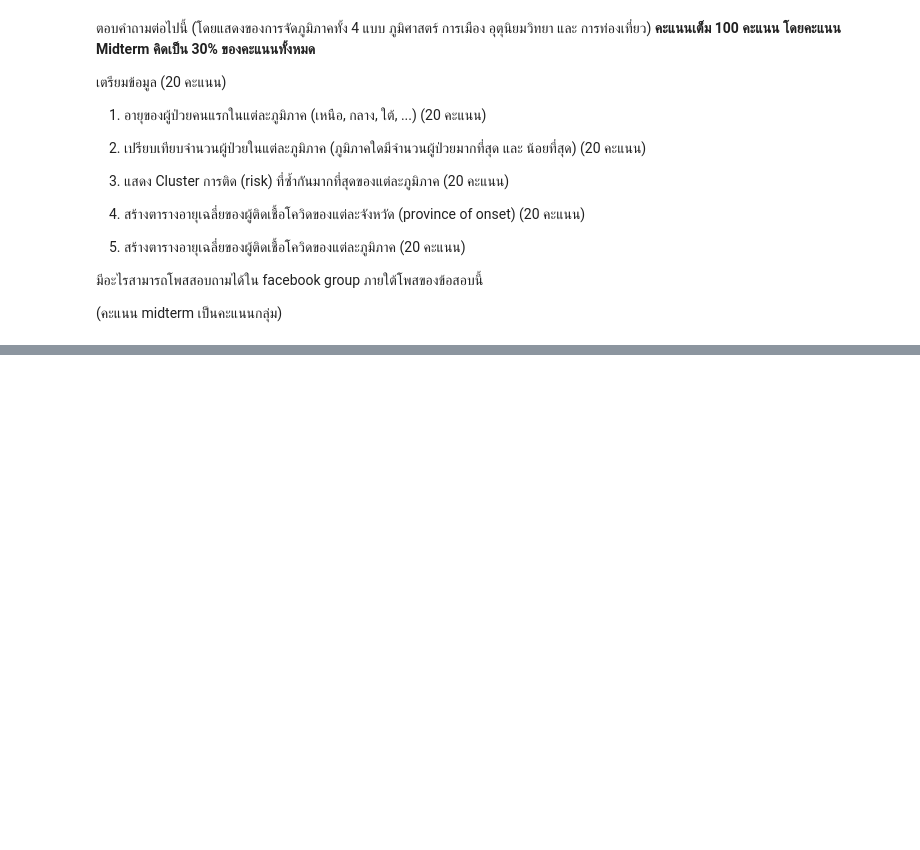
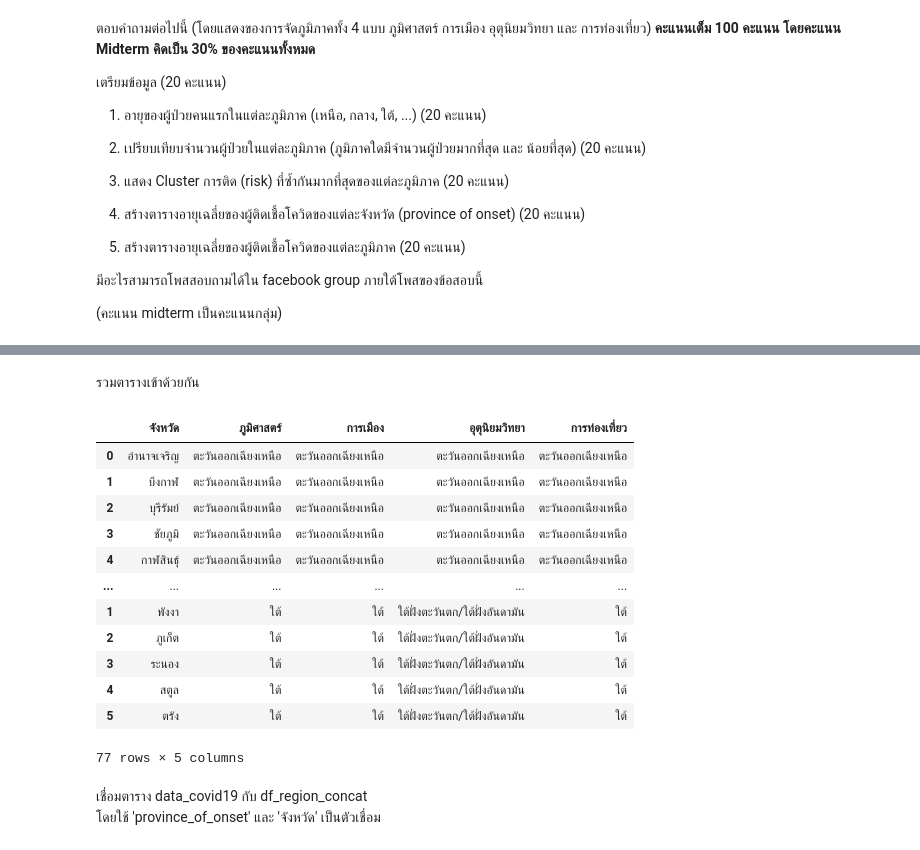
Before and after one commit to siwakornnn/data_viz_2022, a Jupyter notebook: BasicPython&DataViz_midterm2022.ipynb, the cells around one changed output, grey strips where cells are left out. Saved outputs shown, nothing was run; the diff lists cells and outputs as text; code cells hidden in the pictures; blank space fills up the shorter version.

```diff
--- a/BasicPython&DataViz_midterm2022.ipynb
+++ b/BasicPython&DataViz_midterm2022.ipynb
@@ -50,0 +409,9 @@ ValueError: ignored
+# %%
+data_region9 = { 'จังหวัด': ['กาญจนบุรี', 'ราชบุรี'],
+             'ภูมิศาสตร์': ['ตะวันตก','ตะวันตก'],
+             'การเมือง': ['กลาง','กลาง'],
+             'อุตุนิยมวิทยา': ['กลาง','กลาง'],
+             'การท่องเที่ยว': ['กลาง','กลาง']
+}
+df_region9 = pd.DataFrame.from_dict(data_region9)
+df_region9
@@ -50,0 +422,9 @@ ValueError: ignored
+# %%
+data_region10 = { 'จังหวัด': ['เพชรบุรี', 'ประจวบคีรีขันธ์'],
+             'ภูมิศาสตร์': ['ตะวันตก','ตะวันตก'],
+             'การเมือง': ['กลาง','กลาง'],
+             'อุตุนิยมวิทยา': ['ใต้ฝั่งตะวันออก/ใต้ฝั่งอ่าวไทย','ใต้ฝั่งตะวันออก/ใต้ฝั่งอ่าวไทย'],
+             'การท่องเที่ยว': ['กลาง','กลาง']
+}
+df_region10 = pd.DataFrame.from_dict(data_region10)
+df_region10
@@ -50,0 +435,9 @@ ValueError: ignored
+# %%
+data_region11 = { 'จังหวัด': ['ชุมพร', 'นครศรีธรรมราช','นราธิวาส', 'ปัตตานี', 'พัทลุง', 'สงขลา', 'สุราษฎร์ธานี', 'ยะลา'],
+             'ภูมิศาสตร์': ['ใต้', 'ใต้', 'ใต้', 'ใต้', 'ใต้', 'ใต้', 'ใต้', 'ใต้'],
+             'การเมือง': ['ใต้', 'ใต้', 'ใต้', 'ใต้', 'ใต้', 'ใต้', 'ใต้', 'ใต้'],
+             'อุตุนิยมวิทยา': ['ใต้ฝั่งตะวันออก/ใต้ฝั่งอ่าวไทย', 'ใต้ฝั่งตะวันออก/ใต้ฝั่งอ่าวไทย', 'ใต้ฝั่งตะวันออก/ใต้ฝั่งอ่าวไทย', 'ใต้ฝั่งตะวันออก/ใต้ฝั่งอ่าวไทย', 'ใต้ฝั่งตะวันออก/ใต้ฝั่งอ่าวไทย', 'ใต้ฝั่งตะวันออก/ใต้ฝั่งอ่าวไทย', 'ใต้ฝั่งตะวันออก/ใต้ฝั่งอ่าวไทย', 'ใต้ฝั่งตะวันออก/ใต้ฝั่งอ่าวไทย'],
+             'การท่องเที่ยว': ['ใต้', 'ใต้', 'ใต้', 'ใต้', 'ใต้', 'ใต้', 'ใต้', 'ใต้']
+}
+df_region11 = pd.DataFrame.from_dict(data_region11)
+df_region11
@@ -50,0 +454,9 @@ ValueError: ignored
+# %%
+data_region12 = { 'จังหวัด': ['กระบี่', 'พังงา', 'ภูเก็ต', 'ระนอง', 'สตูล', 'ตรัง'],
+             'ภูมิศาสตร์': ['ใต้', 'ใต้', 'ใต้', 'ใต้', 'ใต้', 'ใต้'],
+             'การเมือง': ['ใต้', 'ใต้', 'ใต้', 'ใต้', 'ใต้', 'ใต้'],
+             'อุตุนิยมวิทยา': ['ใต้ฝั่งตะวันตก/ใต้ฝั่งอันดามัน', 'ใต้ฝั่งตะวันตก/ใต้ฝั่งอันดามัน', 'ใต้ฝั่งตะวันตก/ใต้ฝั่งอันดามัน', 'ใต้ฝั่งตะวันตก/ใต้ฝั่งอันดามัน', 'ใต้ฝั่งตะวันตก/ใต้ฝั่งอันดามัน', 'ใต้ฝั่งตะวันตก/ใต้ฝั่งอันดามัน'],
+             'การท่องเที่ยว': ['ใต้', 'ใต้', 'ใต้', 'ใต้', 'ใต้', 'ใต้']
+}
+df_region12 = pd.DataFrame.from_dict(data_region12)
+df_region12
@@ -50,0 +471,23 @@ ValueError: ignored
+# %% [markdown]
+รวมตารางเข้าด้วยกัน
+# %%
+df_region_concat = pd.concat([df_region1, df_region2, df_region3, df_region4, df_region5, df_region6,
+                                df_region7, df_region8, df_region9, df_region10, df_region11, df_region12])
+df_region_concat
+# %% [output]
+|  | จังหวัด | ภูมิศาสตร์ | การเมือง | อุตุนิยมวิทยา | การท่องเที่ยว |
+| 0 | อำนาจเจริญ | ตะวันออกเฉียงเหนือ | ตะวันออกเฉียงเหนือ | ตะวันออกเฉียงเหนือ | ตะวันออกเฉียงเหนือ |
+| 1 | บึงกาฬ | ตะวันออกเฉียงเหนือ | ตะวันออกเฉียงเหนือ | ตะวันออกเฉียงเหนือ | ตะวันออกเฉียงเหนือ |
+| 2 | บุรีรัมย์ | ตะวันออกเฉียงเหนือ | ตะวันออกเฉียงเหนือ | ตะวันออกเฉียงเหนือ | ตะวันออกเฉียงเหนือ |
+| 3 | ชัยภูมิ | ตะวันออกเฉียงเหนือ | ตะวันออกเฉียงเหนือ | ตะวันออกเฉียงเหนือ | ตะวันออกเฉียงเหนือ |
+| 4 | กาฬสินธุ์ | ตะวันออกเฉียงเหนือ | ตะวันออกเฉียงเหนือ | ตะวันออกเฉียงเหนือ | ตะวันออกเฉียงเหนือ |
+| ... | ... | ... | ... | ... | ... |
+| 1 | พังงา | ใต้ | ใต้ | ใต้ฝั่งตะวันตก/ใต้ฝั่งอันดามัน | ใต้ |
+| 2 | ภูเก็ต | ใต้ | ใต้ | ใต้ฝั่งตะวันตก/ใต้ฝั่งอันดามัน | ใต้ |
+| 3 | ระนอง | ใต้ | ใต้ | ใต้ฝั่งตะวันตก/ใต้ฝั่งอันดามัน | ใต้ |
+| 4 | สตูล | ใต้ | ใต้ | ใต้ฝั่งตะวันตก/ใต้ฝั่งอันดามัน | ใต้ |
+| 5 | ตรัง | ใต้ | ใต้ | ใต้ฝั่งตะวันตก/ใต้ฝั่งอันดามัน | ใต้ |
+77 rows × 5 columns
+# %% [markdown]
+เชื่อมตาราง data_covid19 กับ df_region_concat\
+โดยใช้ 'province_of_onset' และ 'จังหวัด' เป็นตัวเชื่อม
```
Also changed, not shown: parts of 107 cells of this notebook.
